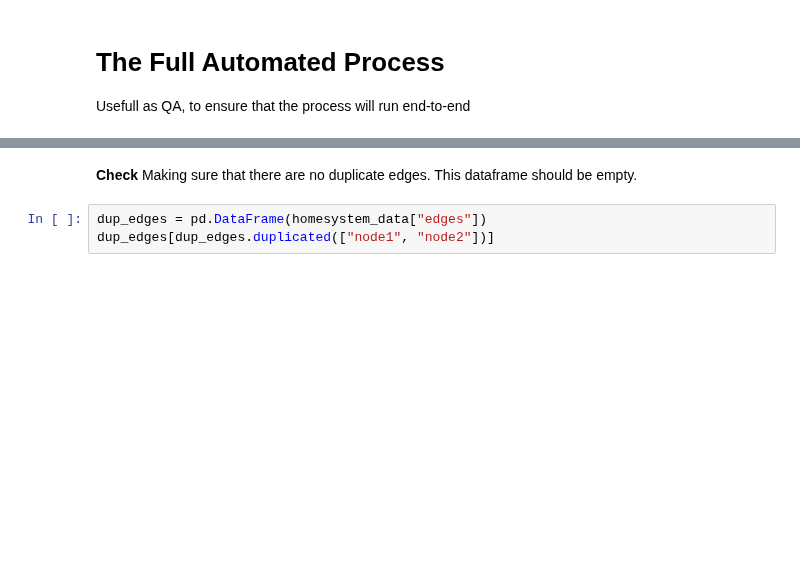
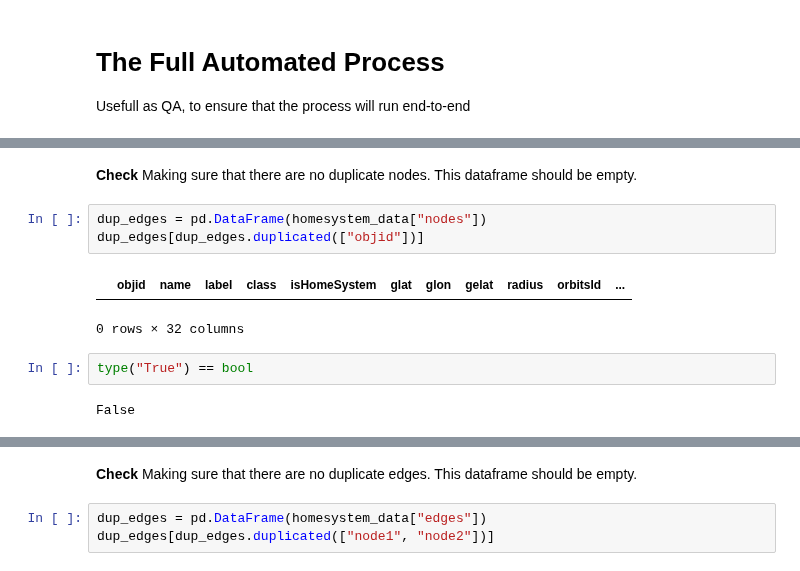
Before and after one commit to BillmanH/exoplanets, a Jupyter notebook: notebooks/planets/Genesis.ipynb, the cells around one changed output, grey strips where cells are left out. Cells and saved outputs as stored; diff of their text form; blank space fills up the shorter version.

```diff
--- a/notebooks/planets/Genesis.ipynb
+++ b/notebooks/planets/Genesis.ipynb
@@ -320,3 +320,15 @@ pd.DataFrame(homesystem_data["nodes"])
+# %% [markdown]
+**Check** Making sure that there are no duplicate nodes. This dataframe should be empty.
+# %%
+dup_edges = pd.DataFrame(homesystem_data["nodes"])
+dup_edges[dup_edges.duplicated(["objid"])]
+# %% [output]
+|  | objid | name | label | class | isHomeSystem | glat | glon | gelat | radius | orbitsId | ... |
+0 rows × 32 columns
+# %%
+type("True") == bool
+# %% [output]
+False
 # %%
 print(
     f"{len(homesystem_data['edges'])}  total edges for {len(homesystem_data['nodes'])} objects"
```
Also changed, not shown: parts of 36 cells of this notebook, 5 other files.
